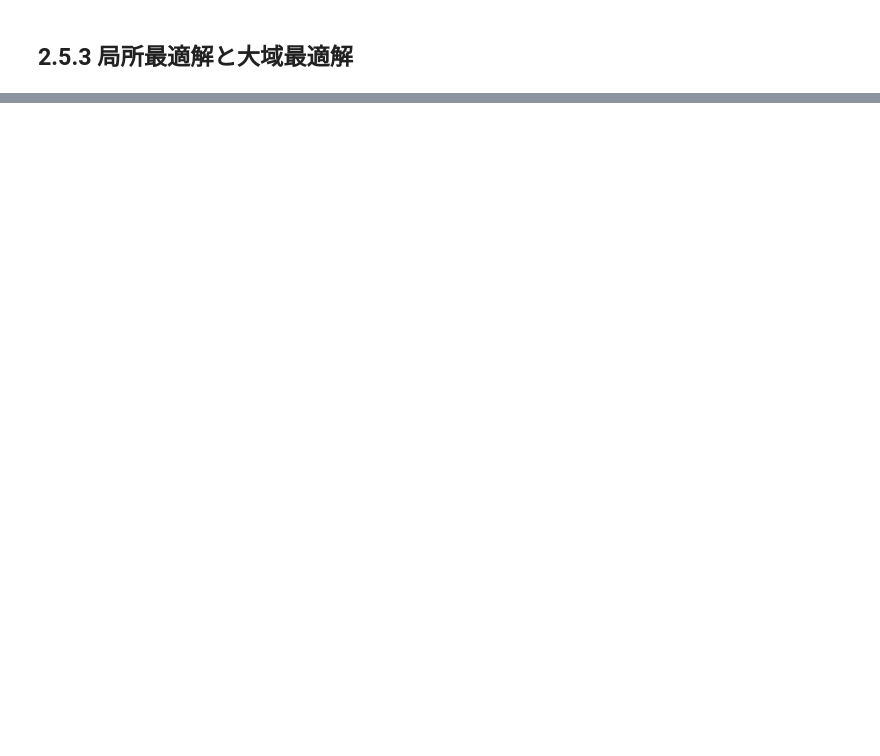
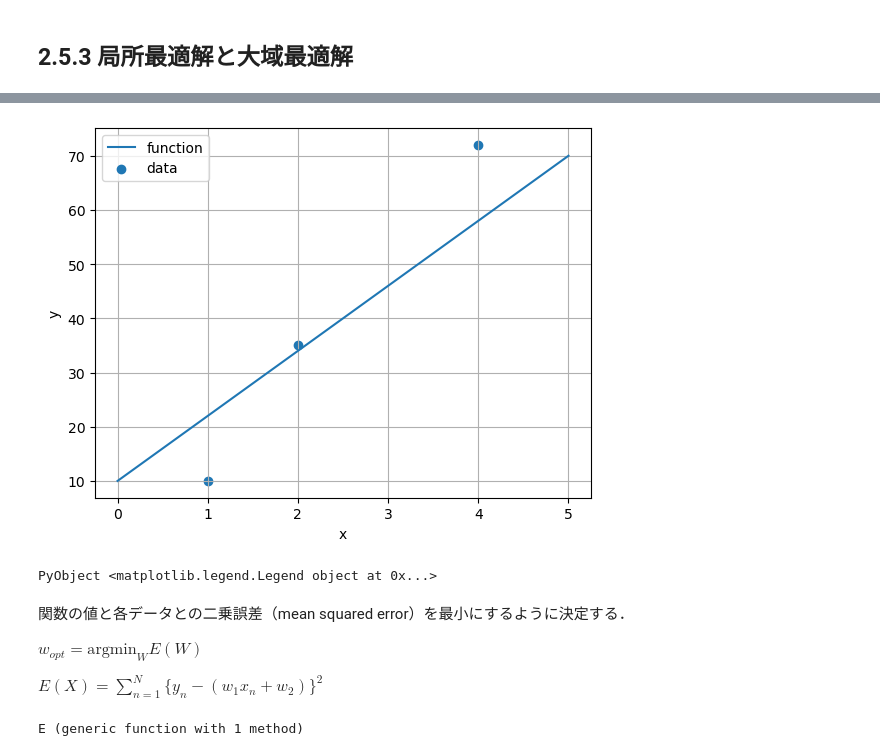
Before and after one commit to HidehikoMURAO/JuliaBayesBook, a Jupyter notebook: 2. Basics of Numerical Computation.ipynb, the cells around one changed output, grey strips where cells are left out. Cells and saved outputs as stored; diff of their text form; code cells hidden in the pictures; blank space fills up the shorter version.

```diff
--- a/2. Basics of Numerical Computation.ipynb
+++ b/2. Basics of Numerical Computation.ipynb
@@ -837,0 +715,32 @@ axes[1].legend()
+# %%
+# 適当な傾きパラメータおよび切片パラメータを設定
+w = [12.0, 10.0]
+
+# 予測に使う関数
+f(x) = w[1]*x + w[2]
+
+# 関数を可視化する範囲
+xs = range(0, 5, length = 100)
+
+# データと予測関数の可視化
+fig, ax = subplots()
+ax.plot(xs, f.(xs), label="function")
+ax.scatter(X_obs, Y_obs, label="data")
+ax.set_xlabel("x"), ax.set_ylabel("y")
+ax.grid()
+ax.legend()
+# %% [output]
+[figure, added]
+PyObject <matplotlib.legend.Legend object at 0x...>
+# %% [markdown]
+関数の値と各データとの二乗誤差（mean squared error）を最小にするように決定する．
+
+$w_{opt} = \mathrm{argmin}_{W} E(W)$
+
+$E(X) = \sum_{n=1}^{N} \{ y_{n} - (w_{1} x_{n} + w_{2}) \}^{2}$
+# %%
+# 誤差関数の定義
+E(w) = sum([(Y_obs[n] - (w[1] * X_obs[n] + w[2]))^2
+        for n in 1:length(X_obs)])
+# %% [output]
+E (generic function with 1 method)
```
Also changed, not shown: parts of 45 cells of this notebook.
